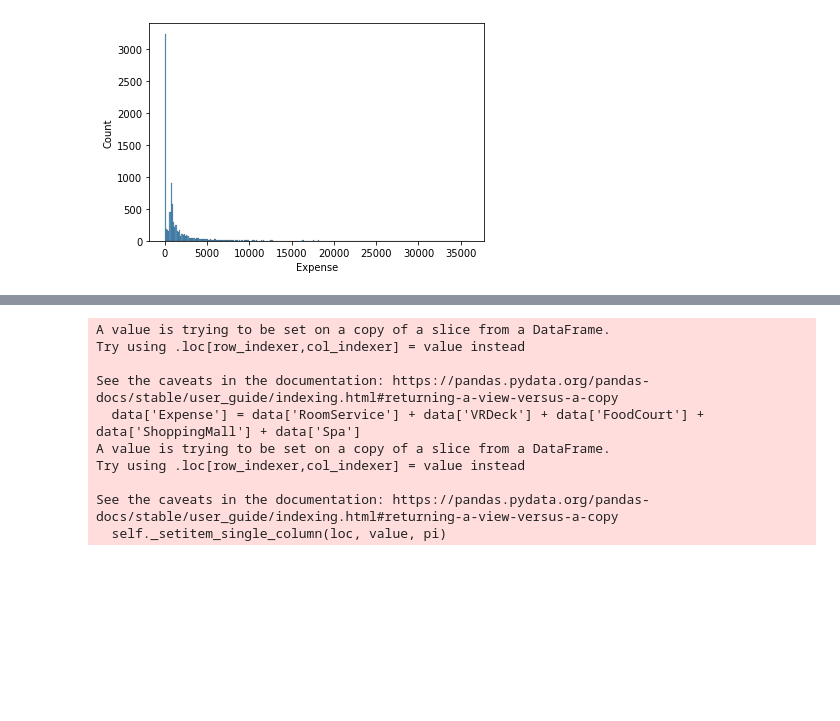
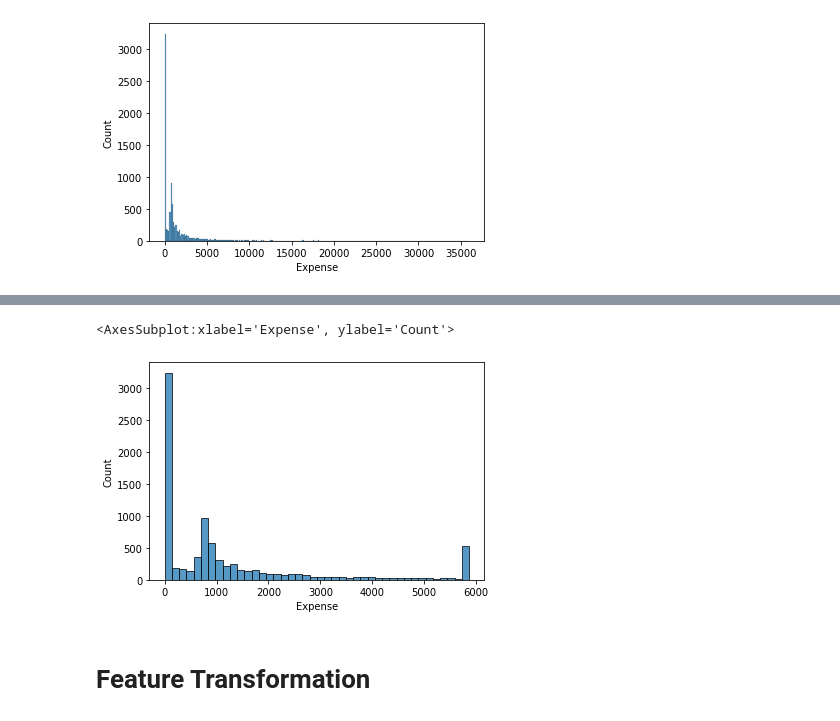
Before and after one commit to Praj-17/Kaggle-Competitions, a Jupyter notebook: SpceShip Titanic/preprocessing.ipynb, the cells around one changed output, grey strips where cells are left out. Saved outputs shown, nothing was run; the diff lists cells and outputs as text; code cells hidden in the pictures; blank space fills up the shorter version.

```diff
--- a/SpceShip Titanic/preprocessing.ipynb
+++ b/SpceShip Titanic/preprocessing.ipynb
@@ -355,14 +346,8 @@ def remove_outliers(data):
-# %%
-train = remove_outliers(train)
-test =  remove_outliers(test)
-# %% [output]
-A value is trying to be set on a copy of a slice from a DataFrame.
-Try using .loc[row_indexer,col_indexer] = value instead
-
-See the caveats in the documentation: https://pandas.pydata.org/pandas-docs/stable/user_guide/indexing.html#returning-a-view-versus-a-copy
-  data['Expense'] = data['RoomService'] + data['VRDeck'] + data['FoodCourt'] + data['ShoppingMall'] + data['Spa']
-A value is trying to be set on a copy of a slice from a DataFrame.
-Try using .loc[row_indexer,col_indexer] = value instead
-
-See the caveats in the documentation: https://pandas.pydata.org/pandas-docs/stable/user_guide/indexing.html#returning-a-view-versus-a-copy
-  self._setitem_single_column(loc, value, pi)
+# %%
+# sns.histplot(data = train, x = 'Age')
+sns.histplot(data = train, x = 'Expense')
+# %% [output]
+<AxesSubplot:xlabel='Expense', ylabel='Count'>
+[figure, added]
+# %% [markdown]
+# Feature  Transformation
```
Also changed, not shown: parts of 64 cells of this notebook, 13 other files.
